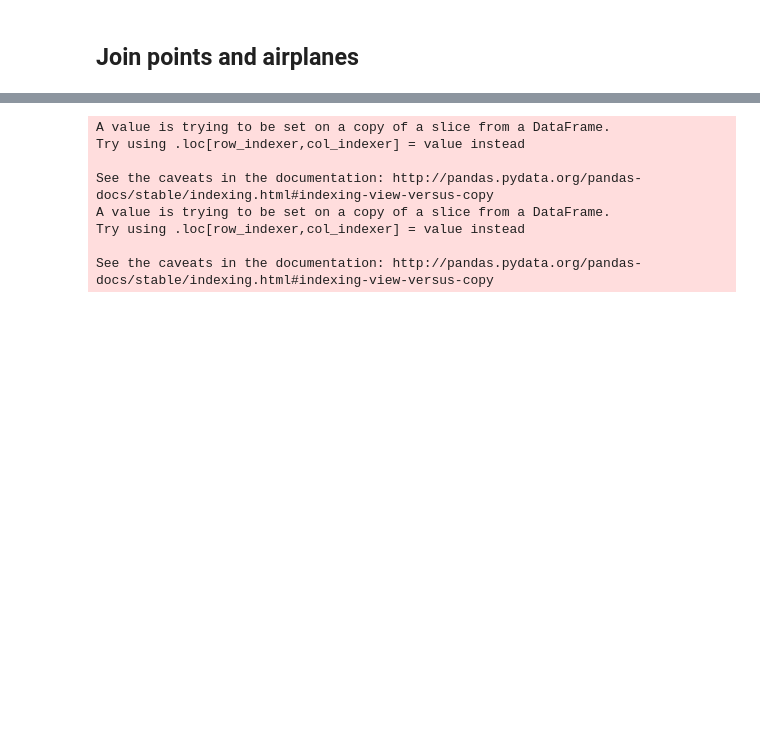
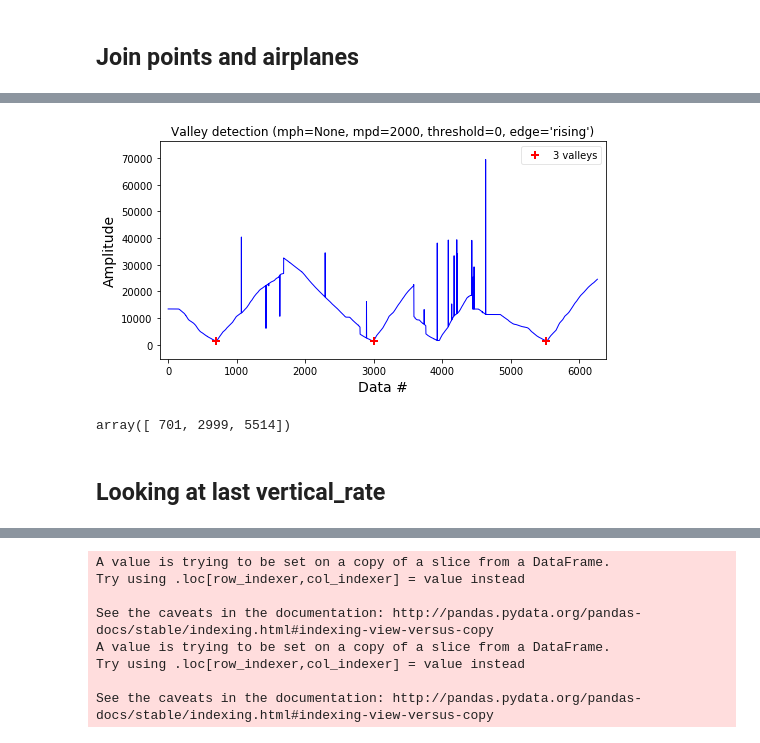
Before and after one commit to blickvisual/doData_quantum, a Jupyter notebook: tests flightdata/3. Departure by plane model.ipynb, the cells around one changed output, grey strips where cells are left out. Drawn from its saved outputs; the diff is of its cells as text; code cells hidden in the pictures; blank space fills up the shorter version.

Commit message:
peakdetection by me :-)

```diff
--- a/tests flightdata/3. Departure by plane model.ipynb
+++ b/tests flightdata/3. Departure by plane model.ipynb
@@ -63,0 +120,39 @@ x
+# %%
+#Test Peakdetection
+from detect_peaks import detect_peaks
+#4b1881
+#4b1801
+
+df_swiss = df_joined[df_joined.status == 'active']
+
+df_swiss = df_swiss[df_swiss['icao24'] == '4b17fd']
+
+
+df_swiss = df_swiss.round({'altitude': 0})
+df_swiss['timestamp'] = pd.to_datetime(df_swiss['timestamp'], format='%Y-%m-%d %H:%M:%S')
+#df_swiss = df_swiss[df_swiss['ground_speed'] > 0]
+#df_swiss = df_swiss[df_swiss['onground'] != 1]
+
+#Remove leerwerte
+df_swiss = df_swiss[df_swiss['altitude'] > 0]
+
+# Alle ausreisser weg
+#df_swiss = df_swiss[df_swiss['altitude'] < 3000]
+
+#df_swiss = df_swiss[df_swiss['altitude'] > 1575]
+#df_swiss['onground'] = df_swiss['onground'].astype(int)
+
+arr = df_swiss['altitude'].values
+#df_swiss.to_csv("test.csv", sep=';')
+# %%
+#cb = np.array(arr)
+x = arr
+#indexes = peakutils.indexes(cb, thres=500, min_dist=10)
+#indexes
+r = detect_peaks(x, mpd=2000, valley=True, show=True)
+r
+# %% [output]
+[figure, added]
+array([ 701, 2999, 5514])
+# %% [markdown]
+## Looking at last vertical_rate
```
Also changed, not shown: parts of 14 cells of this notebook, 9 other files.
